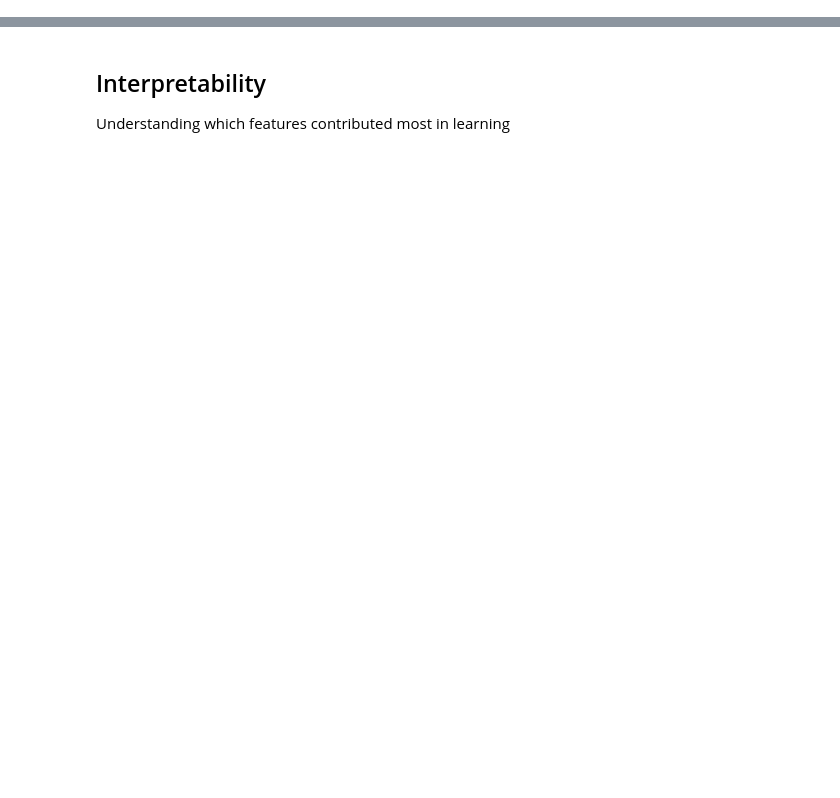
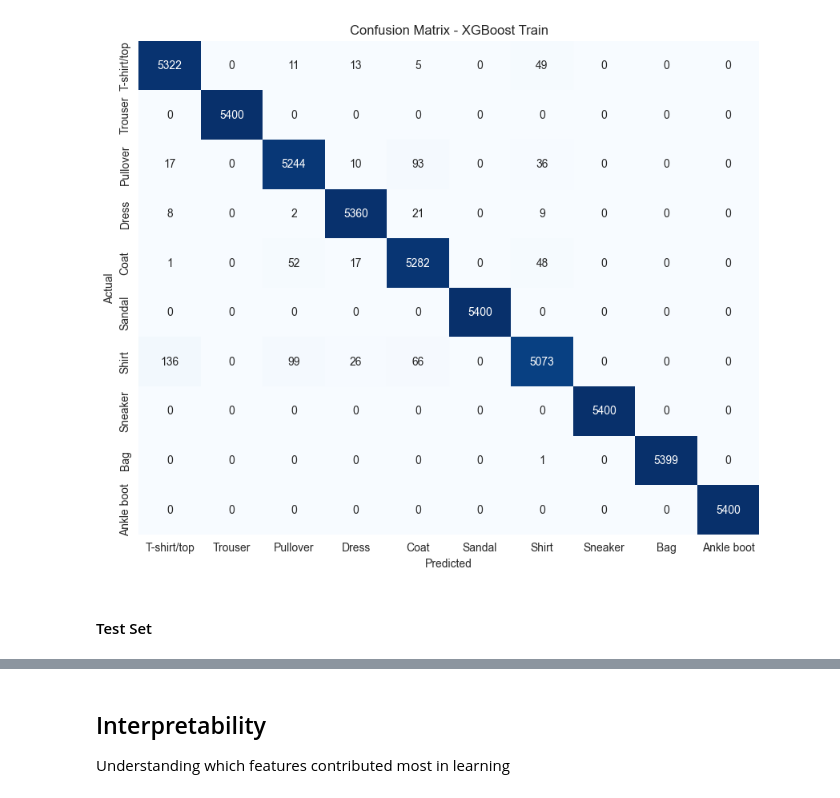
Before and after one commit to ParimiHarsha/FashionMNIST-Classification, a Jupyter notebook: FashionMNIST_classification.ipynb, the cells around one changed output, grey strips where cells are left out. Drawn from its saved outputs; the diff is of its cells as text; code cells hidden in the pictures; blank space fills up the shorter version.

```diff
--- a/FashionMNIST_classification.ipynb
+++ b/FashionMNIST_classification.ipynb
@@ -327,0 +334,15 @@ NotFittedError: This GridSearchCV instance is not fitted yet. Call 'fit' with ap
+# %%
+xgb_model_fin = XGBClassifier(random_state = RANDOM_STATE,
+                              n_jobs = N_JOBS,
+                              verbose = 1,
+                              early_stopping_rounds = 10,
+                              colsample_bytree = 0.9,
+                              max_depth = 5,
+                              n_estimators = 100,
+                              reg_lambda = 10)
+
+xgb_model_fin.fit(X_train,
+                  y_train,
+                  eval_set = [(X_val, y_val)],
+                  verbose = 1
+                 )
@@ -327,0 +382,6 @@ NotFittedError: This GridSearchCV instance is not fitted yet. Call 'fit' with ap
+# %%
+#Classification Report
+y_pred_train_xgb_fin = xgb_model_fin.predict(X_train)
+
+print("Accuracy on train set : ", accuracy_score(y_train, y_pred_train_xgb_fin))
+print("\nClassification Report on train set : \n", classification_report(y_train, y_pred_train_xgb_fin))
@@ -327,0 +408,15 @@ NotFittedError: This GridSearchCV instance is not fitted yet. Call 'fit' with ap
+# %%
+#Confusion Matrix
+cm_xgb_fin = confusion_matrix(y_train, y_pred_train_xgb_fin)
+
+plt.figure(figsize=(10, 8))
+sns.heatmap(cm_xgb_fin, annot=True, fmt="d", cmap="Blues", cbar=False,
+            xticklabels=labels.values(), yticklabels=labels.values(),)
+plt.xlabel('Predicted')
+plt.ylabel('Actual')
+plt.title('Confusion Matrix - XGBoost Train')
+plt.show()
+# %% [output]
+[figure, added]
+# %% [markdown]
+#### Test Set
```
Also changed, not shown: parts of 47 cells of this notebook.
